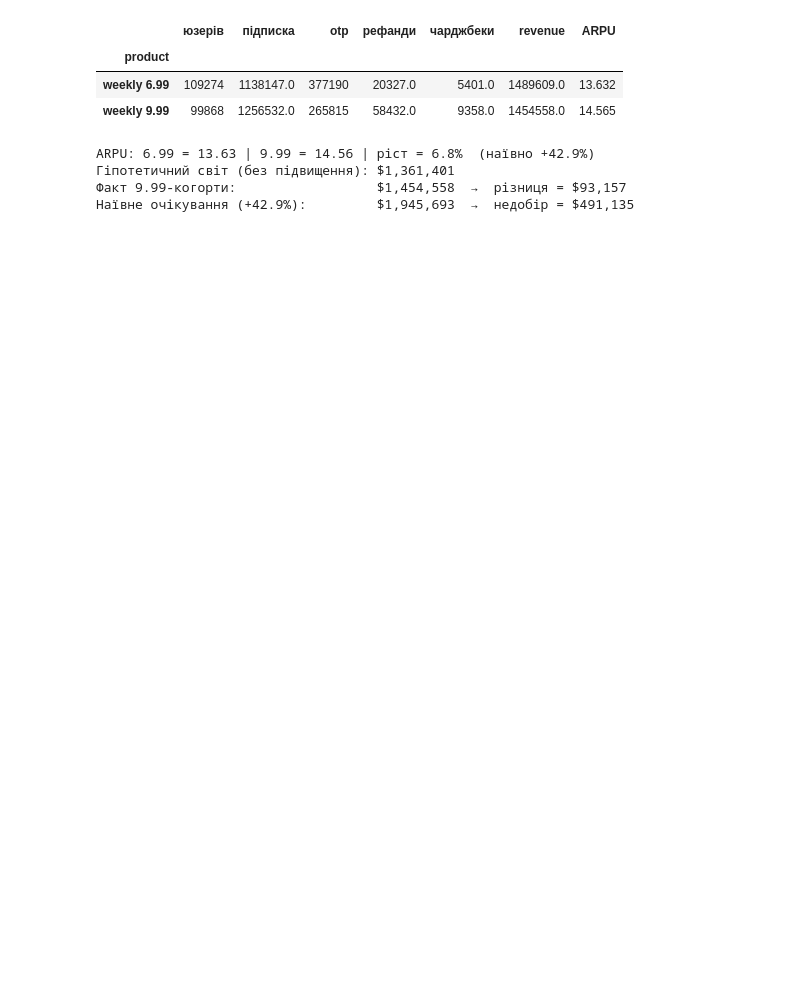
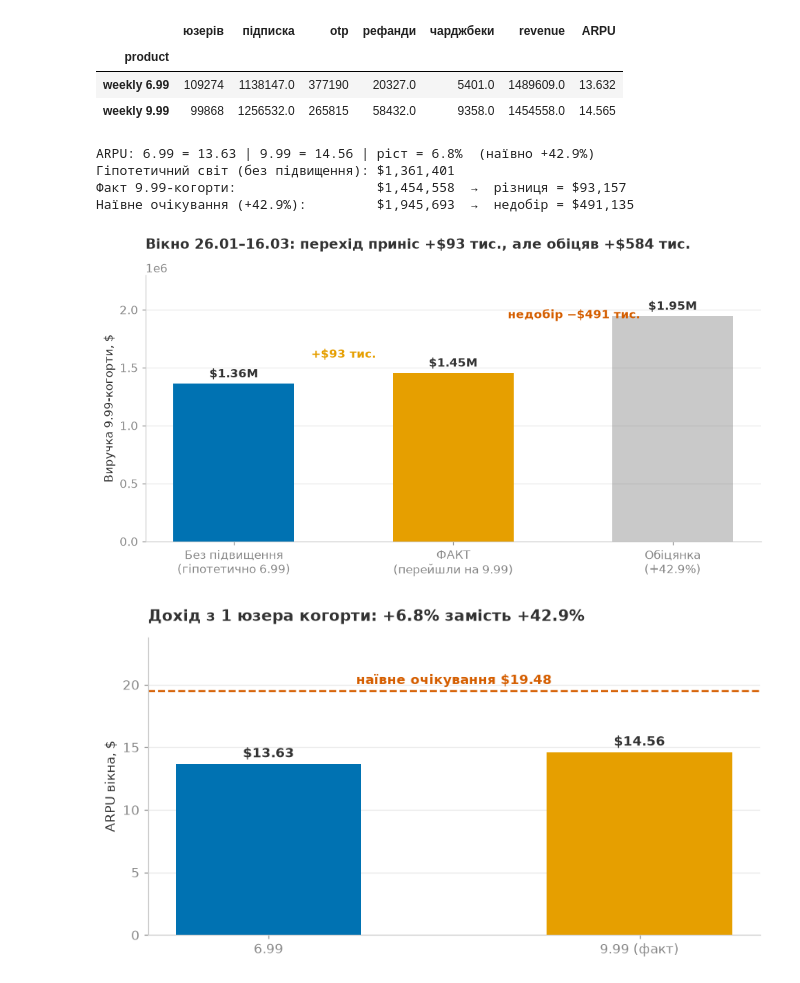
Before and after one commit to Trigger111/amo-case-nepop, a Jupyter notebook: amo_case_analysis.ipynb, the cells around one changed output. Cells and saved outputs as stored; diff of their text form; code cells hidden in the pictures; blank space fills up the shorter version.

Commit message:
marketing calculated / code finalization / revenue graphics added / presentation created / README added

```diff
--- a/amo_case_analysis.ipynb
+++ b/amo_case_analysis.ipynb
@@ -890,3 +914,43 @@ ARPU: 6.99 = 13.63 | 9.99 = 14.56 | ріст = 6.8%  (наївно +42.9%)
 Гіпотетичний світ (без підвищення): $1,361,401
 Факт 9.99-когорти:                  $1,454,558  →  різниця = $93,157
 Наївне очікування (+42.9%):         $1,945,693  →  недобір = $491,135
+# %%
+# --- Графіки Блоку 3 ---
+
+# Графік 1: три світи для 9.99-когорти (тотали вікна 26.01–16.03)
+fig, ax = plt.subplots(figsize=(9, 4.8))
+worlds = ['Без підвищення\n(гіпотетично 6.99)', 'ФАКТ\n(перейшли на 9.99)', 'Обіцянка\n(+42.9%)']
+vals = [hypo, rev999, naive]
+bars = ax.bar(worlds, vals, width=0.55, color=[C699, C999, CMUT], zorder=3)
+bars[2].set_alpha(0.45)
+for x_, v in zip([0, 1, 2], vals):
+    ax.annotate(f"\\${v/1e6:.2f}M", (x_, v), textcoords='offset points', xytext=(0, 6),
+                ha='center', fontweight='bold')
+ax.annotate(f"+\\${(rev999-hypo)/1e3:,.0f} тис.", (0.5, rev999*1.09), ha='center',
+            color=C999, fontweight='bold')
+ax.annotate(f"недобір −\\${(naive-rev999)/1e3:,.0f} тис.", (1.55, naive*0.99), ha='center',
+            color=CLOSS, fontweight='bold')
+ax.set_title(f"Вікно 26.01–16.03: перехід приніс +\\${(rev999-hypo)/1e3:,.0f} тис., "
+             f"але обіцяв +\\${(naive-hypo)/1e3:,.0f} тис.", fontweight='bold', pad=14, loc='left')
+ax.set_ylabel('Виручка 9.99-когорти, \\$'); ax.set_ylim(0, naive*1.18)
+ax.grid(axis='y'); ax.set_axisbelow(True)
+plt.tight_layout(); plt.show()
+
+# Графік 2: дохід з 1 юзера (ARPU вікна) проти наївного очікування
+naive_arpu = a699 * (9.99 / 6.99)
+fig, ax = plt.subplots(figsize=(8, 4.4))
+ax.bar(['6.99', '9.99 (факт)'], [a699, a999], width=0.5, color=[C699, C999], zorder=3)
+ax.axhline(naive_arpu, ls='--', lw=1.6, color=CLOSS)
+ax.annotate(f"наївне очікування \\${naive_arpu:.2f}", (0.5, naive_arpu), textcoords='offset points',
+            xytext=(0, 6), ha='center', color=CLOSS, fontweight='bold')
+for x_, v in zip([0, 1], [a699, a999]):
+    ax.annotate(f"\\${v:.2f}", (x_, v), textcoords='offset points', xytext=(0, 6),
+                ha='center', fontweight='bold')
+ax.set_title(f"Дохід з 1 юзера когорти: +{100*(a999/a699-1):.1f}% замість +42.9%",
+             fontweight='bold', pad=14, loc='left')
+ax.set_ylabel('ARPU вікна, \\$'); ax.set_ylim(0, naive_arpu*1.22)
+ax.grid(axis='y'); ax.set_axisbelow(True)
+plt.tight_layout(); plt.show()
+# %% [output]
+[figure, added]
+[figure, added]
```
Also changed, not shown: parts of 15 cells of this notebook, 2 other files.
